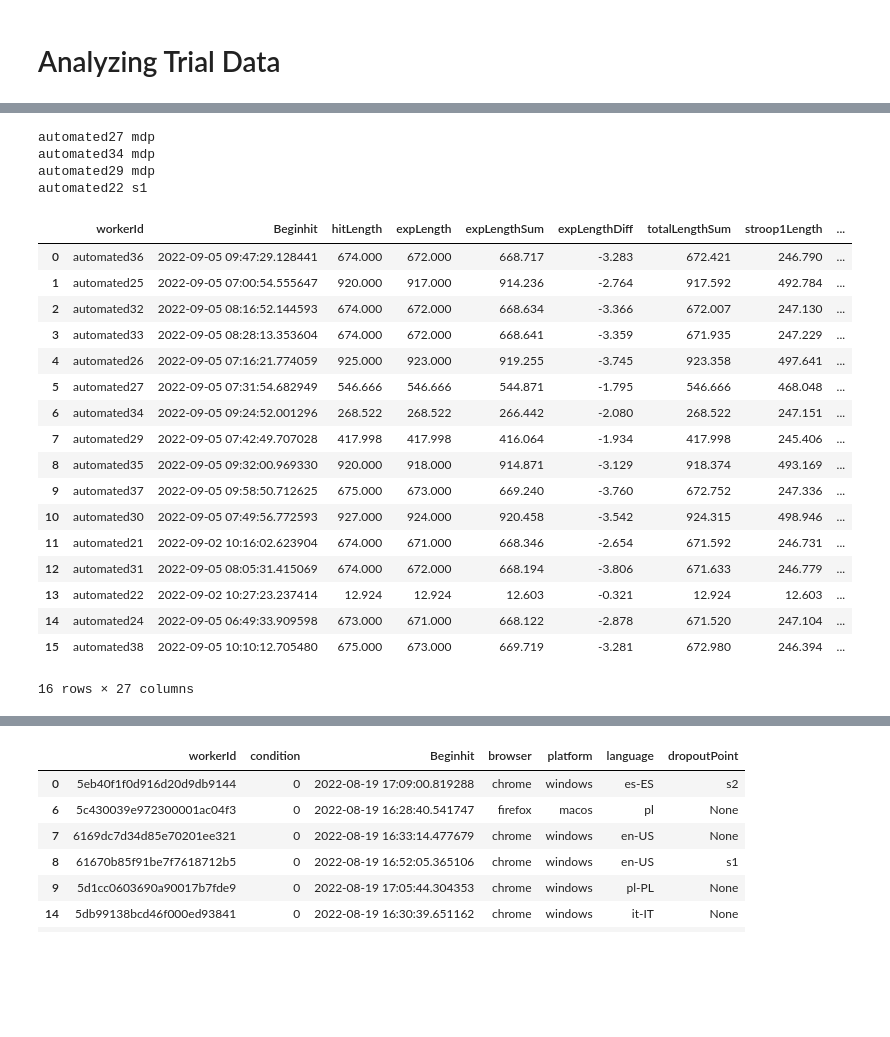
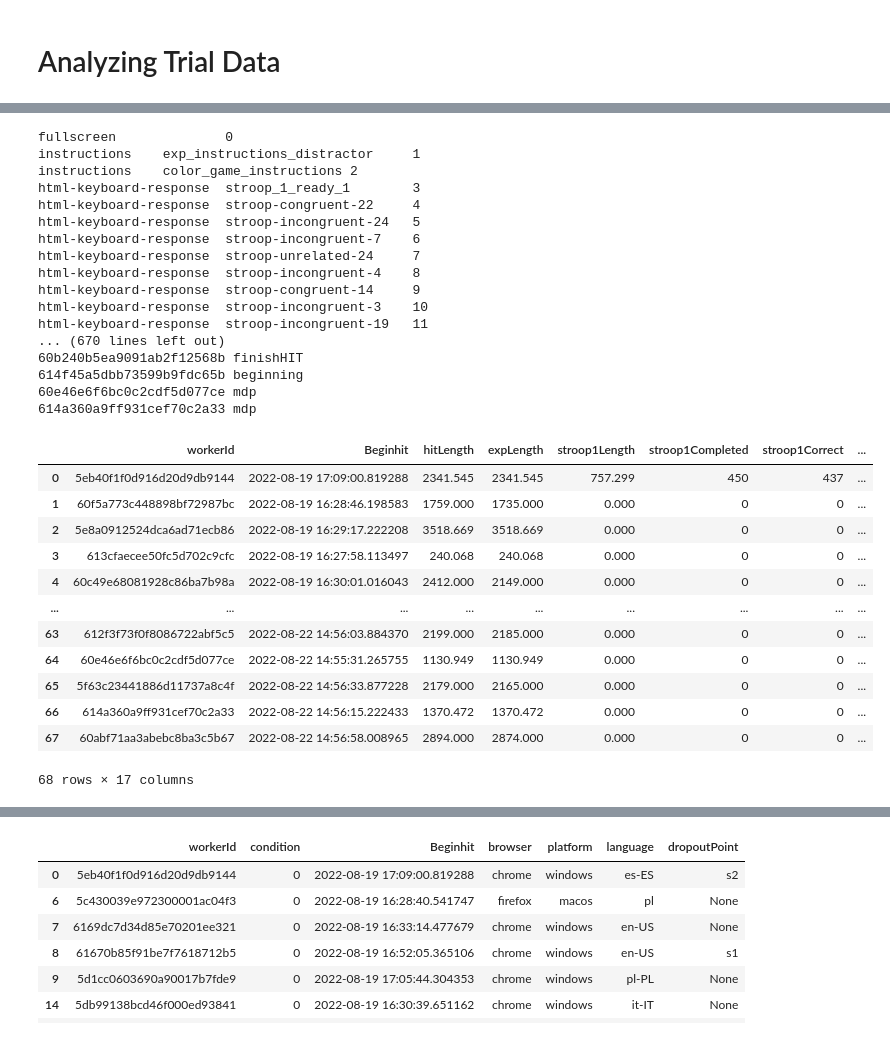
Before and after one commit to srinidhisrinivas/mcl-scarcity-mouselab, a Jupyter notebook: analysis/Preprocessing + Pilot Analysis.ipynb, the cells around one changed output, grey strips where cells are left out. Drawn from its saved outputs; the diff is of its cells as text; code cells hidden in the pictures; blank space fills up the shorter version.

```diff
--- a/analysis/Preprocessing + Pilot Analysis.ipynb
+++ b/analysis/Preprocessing + Pilot Analysis.ipynb
@@ -9,7 +9,7 @@ import statsmodels
 # %% [markdown]
 # Processing Data from PostGRES Output
 # %%
-fileprefix = "pilot_7" # pilot_[1,2,4]
+fileprefix = "pilot_2" # pilot_[1,2,4]
 filepath = '../results/{}_results.json'.format(fileprefix)
 # %%
 with open(filepath, 'r') as f:
@@ -103,7 +103,7 @@ for participant in part_data.values():
     stroop2Completed = 0
     stroop2Correct = 0
     last_trial = participant['data'][0]
-    secretCodeReached = False
+    finishHITReached = False
     feedback = ""
     comments = ""
     for idx, trial in enumerate(participant['data']):
@@ -164,8 +164,8 @@ for participant in part_data.values():
             comments = trial['trialdata']['response']['Q2']
 
         if trial_type == 'html-button-response':
-            if "secret code" in trial['trialdata']['stimulus']:
-                secretCodeReached = True
+            if "Finish HIT" in trial['trialdata']['stimulus']:
+                finishHITReached = True
         last_trial = trial
 
     dropoutPoint = None
@@ -178,8 +178,8 @@ for participant in part_data.values():
     if not dropoutPoint:
         if len(trialLengths) == 0:
             dropoutPoint = "beginning"
-        elif not secretCodeReached:
-            dropoutPoint = "secretCode"
+        elif not finishHITReached:
+            dropoutPoint = "finishHIT"
 
     if dropoutPoint:
         print(participant['workerId'], dropoutPoint)
@@ -212,7 +212,7 @@ for participant in part_data.values():
         "dropoutPoint" : dropoutPoint,
         "feedback": feedback,
         "comments": comments,
-        "secretCodeReached": secretCodeReached
+        "finishHITReached": finishHITReached
     }
     if 'questiondata' in participant and 'final_score' in participant['questiondata']:
         part_stats_dict['finalScore'] = participant['questiondata']['final_score']
@@ -227,10 +227,23 @@ for participant in part_data.values():
 
     part_stats_dicts.append(part_stats_dict)
 # %% [output]
-automated27 mdp
-automated34 mdp
-automated29 mdp
-automated22 s1
+fullscreen              0
+instructions    exp_instructions_distractor     1
+instructions    color_game_instructions 2
+html-keyboard-response  stroop_1_ready_1        3
+html-keyboard-response  stroop-congruent-22     4
+html-keyboard-response  stroop-incongruent-24   5
+html-keyboard-response  stroop-incongruent-7    6
+html-keyboard-response  stroop-unrelated-24     7
+html-keyboard-response  stroop-incongruent-4    8
+html-keyboard-response  stroop-congruent-14     9
+html-keyboard-response  stroop-incongruent-3    10
+html-keyboard-response  stroop-incongruent-19   11
+... (670 lines left out)
+60b240b5ea9091ab2f12568b finishHIT
+614f45a5dbb73599b9fdc65b beginning
+60e46e6f6bc0c2cdf5d077ce mdp
+614a360a9ff931cef70c2a33 mdp
 # %%
 # Calculating the bonus conversion rate for each condition
 
@@ -251,26 +264,21 @@ for condition in np.unique(bonus_calc_stats_df.condition):
 for part in part_stats_dicts:
     part['bonus'] = bonus_rate[part['condition']] * part['finalScore']
 # %%
-df_cols = ["workerId", "Beginhit", "hitLength", "expLength", "expLengthSum", "expLengthDiff", "totalLengthSum", "stroop1Length", "stroop1Completed", "stroop1Correct", "numQuizAttempts", "numTrialsCompleted", "propWithheld", "finalScore", "bonus","averageTrialLength", "mouselabLength", "stroop2Length", "stroop2Completed", "stroop2Correct", "dropoutPoint", "secretCodeReached", "psiturkStatus", "browser", "platform", "language", "effort"]
+df_cols = ["workerId", "Beginhit", "hitLength", "expLength", "stroop1Length", "stroop1Completed", "stroop1Correct", "numQuizAttempts", "numTrialsCompleted", "finalScore", "bonus", "stroop2Completed", "stroop2Correct", "dropoutPoint", "secretCodeReached", "psiturkStatus", "effort"]
 
 stats_df = pd.DataFrame(part_stats_dicts, columns=df_cols)
 stats_df
 # %% [output]
-|  | workerId | Beginhit | hitLength | expLength | expLengthSum | expLengthDiff | totalLengthSum | stroop1Length | ... |
-| 0 | automated36 | 2022-09-05 09:47:29.128441 | 674.000 | 672.000 | 668.717 | -3.283 | 672.421 | 246.790 | ... |
-| 1 | automated25 | 2022-09-05 07:00:54.555647 | 920.000 | 917.000 | 914.236 | -2.764 | 917.592 | 492.784 | ... |
-| 2 | automated32 | 2022-09-05 08:16:52.144593 | 674.000 | 672.000 | 668.634 | -3.366 | 672.007 | 247.130 | ... |
-| 3 | automated33 | 2022-09-05 08:28:13.353604 | 674.000 | 672.000 | 668.641 | -3.359 | 671.935 | 247.229 | ... |
-| 4 | automated26 | 2022-09-05 07:16:21.774059 | 925.000 | 923.000 | 919.255 | -3.745 | 923.358 | 497.641 | ... |
-| 5 | automated27 | 2022-09-05 07:31:54.682949 | 546.666 | 546.666 | 544.871 | -1.795 | 546.666 | 468.048 | ... |
-| 6 | automated34 | 2022-09-05 09:24:52.001296 | 268.522 | 268.522 | 266.442 | -2.080 | 268.522 | 247.151 | ... |
-| 7 | automated29 | 2022-09-05 07:42:49.707028 | 417.998 | 417.998 | 416.064 | -1.934 | 417.998 | 245.406 | ... |
-| 8 | automated35 | 2022-09-05 09:32:00.969330 | 920.000 | 918.000 | 914.871 | -3.129 | 918.374 | 493.169 | ... |
-| 9 | automated37 | 2022-09-05 09:58:50.712625 | 675.000 | 673.000 | 669.240 | -3.760 | 672.752 | 247.336 | ... |
-| 10 | automated30 | 2022-09-05 07:49:56.772593 | 927.000 | 924.000 | 920.458 | -3.542 | 924.315 | 498.946 | ... |
-| 11 | automated21 | 2022-09-02 10:16:02.623904 | 674.000 | 671.000 | 668.346 | -2.654 | 671.592 | 246.731 | ... |
-| 12 | automated31 | 2022-09-05 08:05:31.415069 | 674.000 | 672.000 | 668.194 | -3.806 | 671.633 | 246.779 | ... |
-| 13 | automated22 | 2022-09-02 10:27:23.237414 | 12.924 | 12.924 | 12.603 | -0.321 | 12.924 | 12.603 | ... |
-| 14 | automated24 | 2022-09-05 06:49:33.909598 | 673.000 | 671.000 | 668.122 | -2.878 | 671.520 | 247.104 | ... |
-| 15 | automated38 | 2022-09-05 10:10:12.705480 | 675.000 | 673.000 | 669.719 | -3.281 | 672.980 | 246.394 | ... |
+|  | workerId | Beginhit | hitLength | expLength | stroop1Length | stroop1Completed | stroop1Correct | ... |
+| 0 | 5eb40f1f0d916d20d9db9144 | 2022-08-19 17:09:00.819288 | 2341.545 | 2341.545 | 757.299 | 450 | 437 | ... |
+| 1 | 60f5a773c448898bf72987bc | 2022-08-19 16:28:46.198583 | 1759.000 | 1735.000 | 0.000 | 0 | 0 | ... |
+| 2 | 5e8a0912524dca6ad71ecb86 | 2022-08-19 16:29:17.222208 | 3518.669 | 3518.669 | 0.000 | 0 | 0 | ... |
+| 3 | 613cfaecee50fc5d702c9cfc | 2022-08-19 16:27:58.113497 | 240.068 | 240.068 | 0.000 | 0 | 0 | ... |
+| 4 | 60c49e68081928c86ba7b98a | 2022-08-19 16:30:01.016043 | 2412.000 | 2149.000 | 0.000 | 0 | 0 | ... |
+| ... | ... | ... | ... | ... | ... | ... | ... | ... |
+| 63 | 612f3f73f0f8086722abf5c5 | 2022-08-22 14:56:03.884370 | 2199.000 | 2185.000 | 0.000 | 0 | 0 | ... |
+| 64 | 60e46e6f6bc0c2cdf5d077ce | 2022-08-22 14:55:31.265755 | 1130.949 | 1130.949 | 0.000 | 0 | 0 | ... |
+| 65 | 5f63c23441886d11737a8c4f | 2022-08-22 14:56:33.877228 | 2179.000 | 2165.000 | 0.000 | 0 | 0 | ... |
+| 66 | 614a360a9ff931cef70c2a33 | 2022-08-22 14:56:15.222433 | 1370.472 | 1370.472 | 0.000 | 0 | 0 | ... |
+| 67 | 60abf71aa3abebc8ba3c5b67 | 2022-08-22 14:56:58.008965 | 2894.000 | 2874.000 | 0.000 | 0 | 0 | ... |
-16 rows × 27 columns
+68 rows × 17 columns
```
Also changed, not shown: parts of 5 cells of this notebook, 4 other files.
